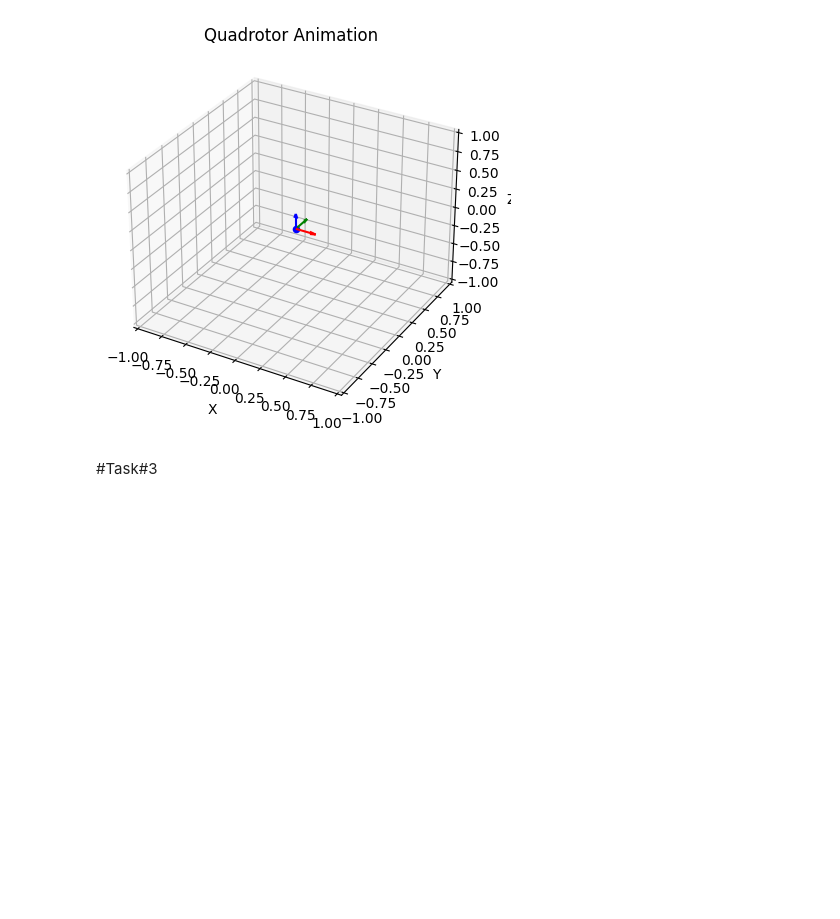
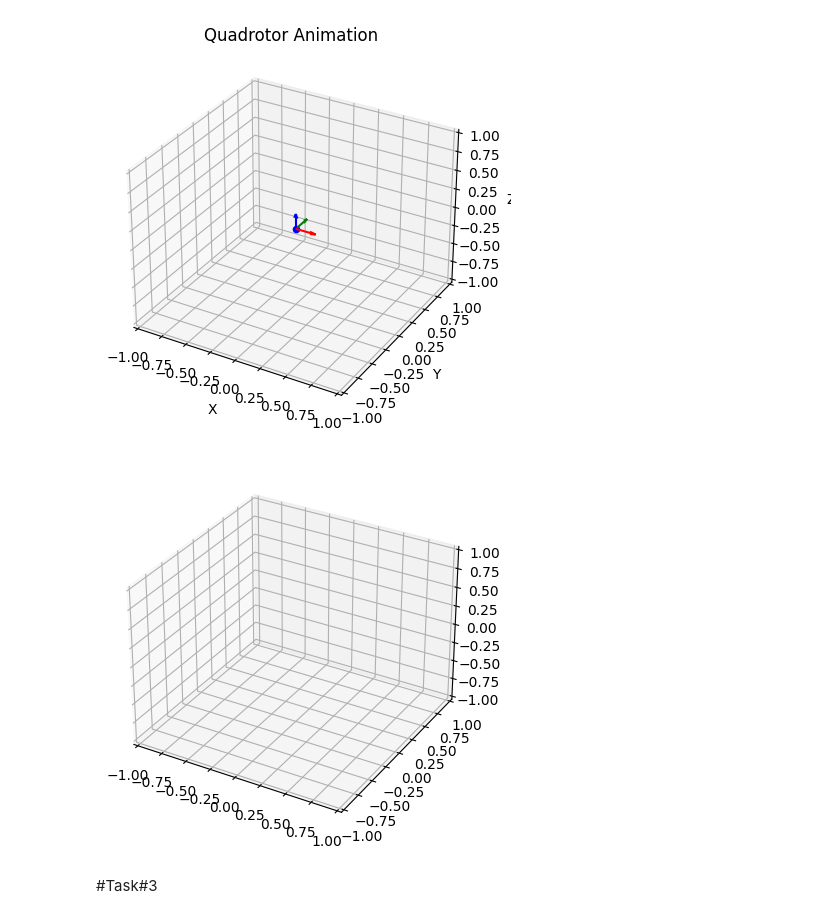
Before and after one commit to ME-UoP-ME421-Feb-2023/Rankine-CB, a Jupyter notebook: Simulating_Quadrotor_UAV.ipynb, the cells around one changed output. Cells and saved outputs as stored; diff of their text form; code cells hidden in the pictures; blank space fills up the shorter version.

```diff
--- a/Simulating_Quadrotor_UAV.ipynb
+++ b/Simulating_Quadrotor_UAV.ipynb
@@ -188,3 +188,71 @@ for step in range(num_steps):
 plt.show()
 # %% [output]
 [figure]
+# %%
+from matplotlib import animation
+import numpy as np
+import matplotlib.pyplot as plt
+from mpl_toolkits.mplot3d import Axes3D
+from matplotlib.animation import FuncAnimation
+
+# Quadrotor parameters
+mass = 1.0  # Mass of the quadrotor (kg)
+inertia = np.diag([0.02, 0.02, 0.04])  # Moment of inertia matrix (kg*m^2)
+g = 9.81  # Acceleration due to gravity (m/s^2)
+
+# Simulation parameters
+dt = 0.01  # Time step (s)
+total_time = 10.0  # Total simulation time (s)
+num_steps = int(total_time / dt)
+
+# Initial state
+position = np.zeros((num_steps, 3))  # Position (m)
+velocity = np.zeros((num_steps, 3))  # Velocity (m/s)
+rotation = np.zeros((num_steps, 3, 3))  # Rotation matrix
+
+# Create figure and axes
+fig = plt.figure()
+ax = fig.add_subplot(111, projection='3d')
+
+# Set initial limits for the plot axes
+ax.set_xlim([-1, 1])
+ax.set_ylim([-1, 1])
+ax.set_zlim([-1, 1])
+
+# Initialize scatter plot and quiver objects
+scatter = ax.scatter([], [], [], color='b')
+quiver_x = ax.quiver([], [], [], [], [], [], color='r', label='x-axis')
+quiver_y = ax.quiver([], [], [], [], [], [], color='g', label='y-axis')
+quiver_z = ax.quiver([], [], [], [], [], [], color='b', label='z-axis')
+
+# Update function for animation
+def update(step):
+    ax.cla()  # Clear the current plot
+
+    # Set limits for the plot axes
+    ax.set_xlim([-1, 1])
+    ax.set_ylim([-1, 1])
+    ax.set_zlim([-1, 1])
+
+    # Plot the quadrotor as a point at its current position
+    scatter = ax.scatter(position[step, 0], position[step, 1], position[step, 2], color='b')
+
+    # Draw the quadrotor's body axes
+    scale = 0.2  # Scale factor for the body axes length
+    x_axis = rotation[step] @ np.array([scale, 0, 0])
+    y_axis = rotation[step] @ np.array([0, scale, 0])
+    z_axis = rotation[step] @ np.array([0, 0, scale])
+    quiver_x.set_segments([[[position[step, 0], position[step, 1], position[step, 2]],
+                            [position[step, 0] + x_axis[0], position[step, 1] + x_axis[1], position[step, 2] + x_axis[2]]]])
+    quiver_y.set_segments([[[position[step, 0], position[step, 1], position[step, 2]],
+                            [position[step, 0] + y_axis[0], position[step, 1] + y_axis[1], position[step, 2] + y_axis[2]]]])
+    quiver_z.set_segments([[[position[step, 0], position[step, 1], position[step, 2]],
+                            [position[step, 0] + z_axis[0], position[step, 1] + z_axis[1], position[step, 2] + z_axis[2]]]])
+
+    # Set labels and title
+    ax.set_xlabel('X')
+    ax.set_ylabel('Y')
+    ax.set_zlabel('Z')
+    ax.set_title('Quadrotor Animation')
+# %% [output]
+[figure, added]
```
Also changed, not shown: parts of 1 cell of this notebook.
